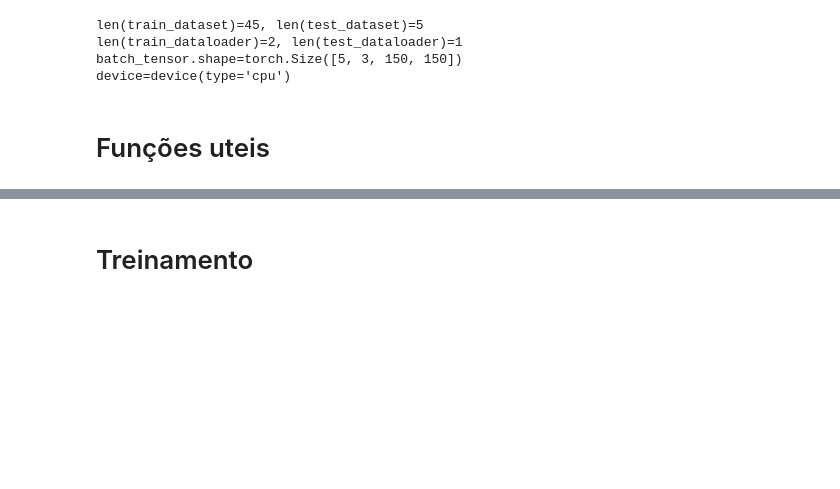
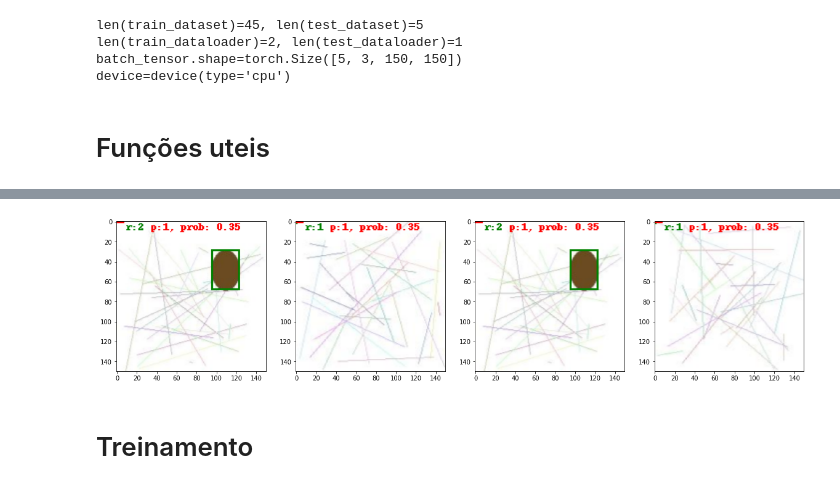
Before and after one commit to netomap/DETECCAO_OBJETOS_2_0, a Jupyter notebook: train.ipynb, the cells around one changed output, grey strips where cells are left out. Drawn from its saved outputs; the diff is of its cells as text; code cells hidden in the pictures; blank space fills up the shorter version.

```diff
--- a/train.ipynb
+++ b/train.ipynb
@@ -111,7 +112,8 @@ class CustomModel(nn.Module):
             nn.ReLU(),
             nn.Linear(in_features=256, out_features=128, bias=True),
             nn.ReLU(),
-            nn.Linear(in_features=128, out_features=4, bias=True)
+            nn.Linear(in_features=128, out_features=4, bias=True),
+            nn.ReLU()
         )
 
         self.pclasse = nn.Sequential(
@@ -212,3 +195,76 @@ validação
+# %%
+def validar(dataloader_):
+    model.eval()
+    clear_output(wait=True)
+    print ('validação')
+    with torch.no_grad():
+        bbox_loss, target_loss, n = 0, 0, 0
+        y_pred, y_true = [], []
+        for batch_tensor, batch_bbox, batch_target in tqdm(dataloader_, ncols=50):
+            batch_tensor, batch_bbox, batch_target = batch_tensor.to(device), batch_bbox.to(device), batch_target.to(device)
+            pred_bbox, pred_target = model(batch_tensor)
+
+            loss_bbox = criterion_bbox(pred_bbox, batch_bbox)
+            loss_target = criterion_target(pred_target, batch_target)
+
+            y_pred.append(pred_target.argmax(dim=-1).detach().cpu().numpy())
+            y_true.append(batch_target.detach().cpu().numpy())
+
+            n += len(batch_tensor)
+
+            bbox_loss += loss_bbox.item()
+            target_loss += loss_target.item()
+
+    y_pred = np.hstack(y_pred)
+    y_true = np.hstack(y_true)
+    accuracy_test = accuracy_score(y_true, y_pred)
+
+    return bbox_loss/n, target_loss/n, accuracy_test
+
+def centro_box(vetor, new_size):
+    xc, yc, w, h = vetor
+    x0 = (xc-w/2)*new_size
+    x1 = (xc+w/2)*new_size
+    y0 = (yc-h/2)*new_size
+    y1 = (yc+h/2)*new_size
+    return [x0, y0, x1, y1]
+
+def simple_predict():
+    model.eval()
+    with torch.no_grad():
+        img_tensor, real_bbox, real_target = random.choice(test_dataset)
+        img_tensor.unsqueeze_(0)
+
+        pred_bbox, predicts_target = model(img_tensor)
+        pred_target = int(predicts_target.argmax(dim=-1))
+
+        prob_target = round(float(predicts_target[0][pred_target]), 2)
+
+        pred_bbox = pred_bbox[0].detach().cpu().numpy()
+        real_bbox = real_bbox.detach().cpu().numpy()
+
+        img_pil = inv_transformer(img_tensor[0])
+        draw = ImageDraw.Draw(img_pil)
+
+        draw.rectangle(centro_box(real_bbox, IMG_SIZE), fill=None, outline='green', width=2)
+        draw.text((10, 0), f'r:{real_target}', fill='green')
+
+        draw.rectangle(centro_box(pred_bbox, IMG_SIZE), fill=None, outline='red', width=2)
+        draw.text((35, 0), f'p:{pred_target}, prob: {prob_target}', fill='red')
+
+        return img_pil
+
+def exibir_avaliacao():
+    plt.figure(figsize=(20, 5))
+    for k in range(4):
+        plt.subplot(1, 4, k+1)
+        plt.imshow(simple_predict())
+
+    plt.show()
+
+exibir_avaliacao()
+# %% [output]
+[figure, added]
 # %% [markdown]
 # Treinamento
 # %%
```
Also changed, not shown: parts of 7 cells of this notebook.
